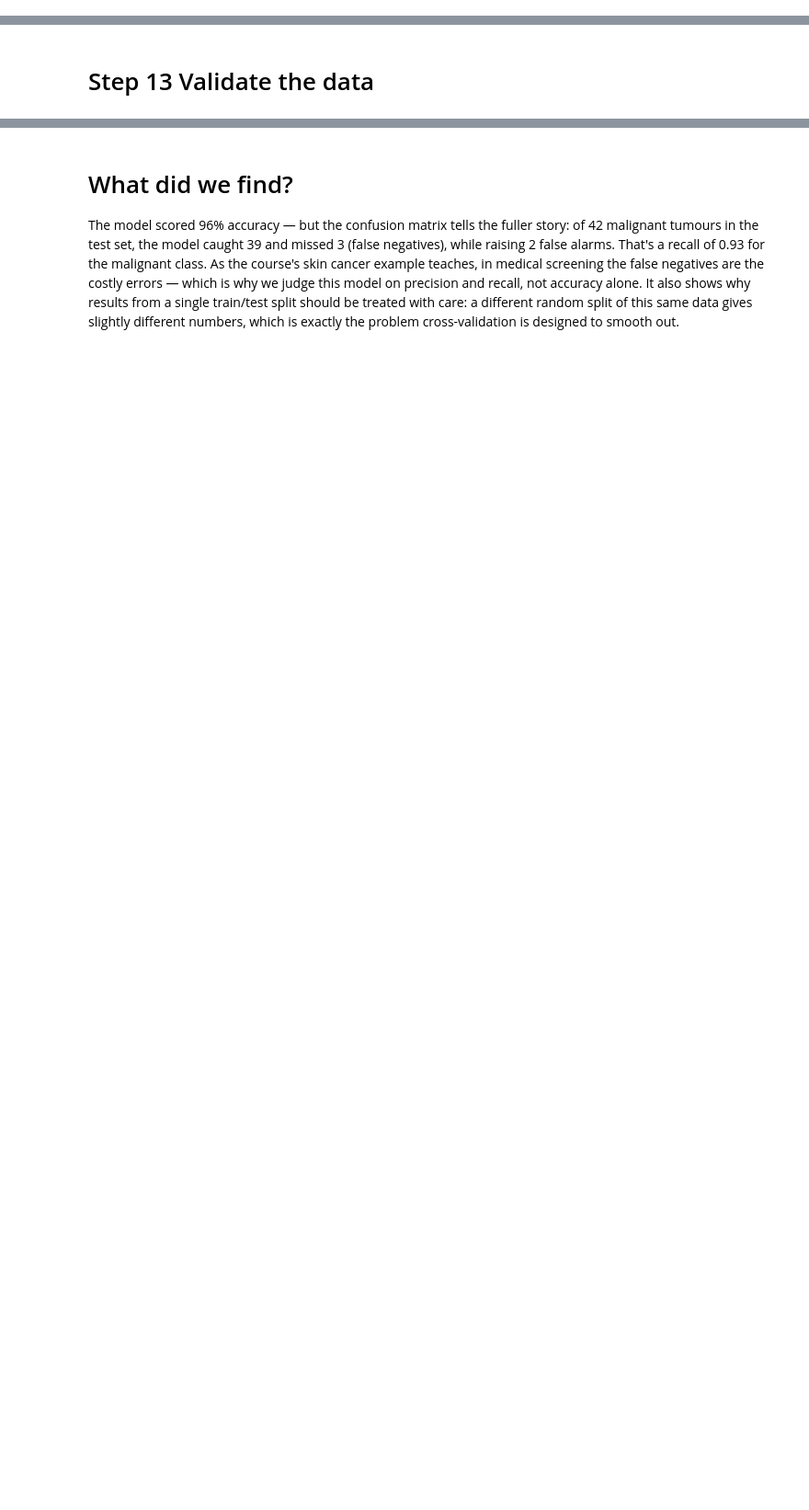
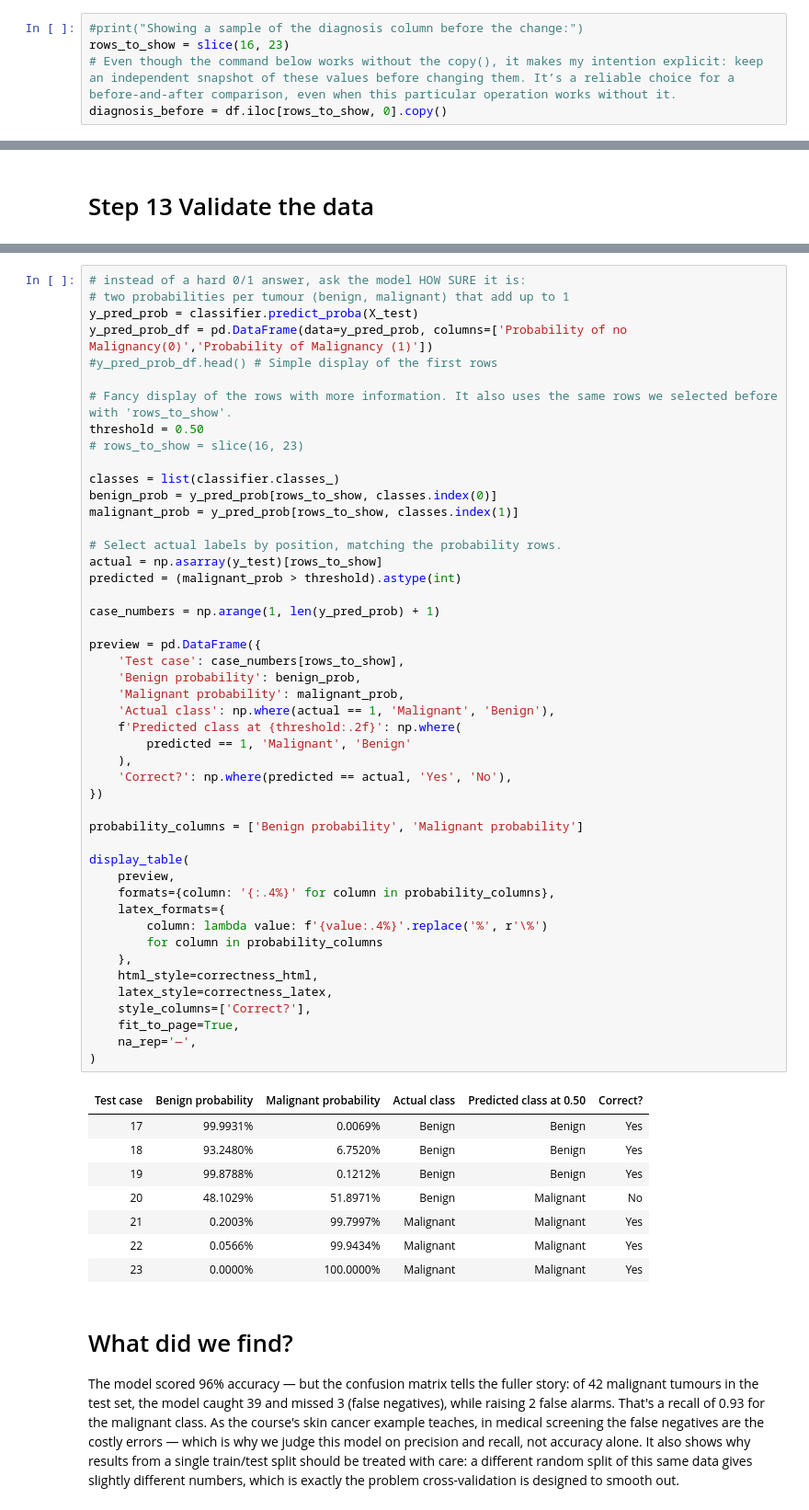
Before and after one commit to nirvana644/IATD-Machine-Learning-Algorithms, a Jupyter notebook: 3_a_LogisticRegression_BreastCancer.ipynb, the cells around one changed output, grey strips where cells are left out. Shown at 92% size. Cells and saved outputs as stored; diff of their text form; blank space fills up the shorter version.

```diff
--- a/3_a_LogisticRegression_BreastCancer.ipynb
+++ b/3_a_LogisticRegression_BreastCancer.ipynb
@@ -76,6 +251,11 @@ df.drop('id', axis=1, inplace=True)
 # %% [markdown]
 <h1> Step 5 Encoding the label to 0/1 </h1>
 The diagnosis column is 'M' or 'B', so lets convert this to 0/1. 0 is benign and 1 is malignant
+# %%
+#print("Showing a sample of the diagnosis column before the change:")
+rows_to_show = slice(16, 23)
+# Even though the command below works without the copy(), it makes my intention explicit: keep an independent snapshot of these values before changing them. It’s a reliable choice for a before-and-after comparison, even when this particular operation works without it.
+diagnosis_before = df.iloc[rows_to_show, 0].copy()
 # %%
 # turn the diagnosis text into numbers: the comparison gives True/False,
 # and astype(int) converts that to 1 (malignant) / 0 (benign)
@@ -240,3 +644,59 @@ y_pred_prob_df.head()
+# %%
+# instead of a hard 0/1 answer, ask the model HOW SURE it is:
+# two probabilities per tumour (benign, malignant) that add up to 1
+y_pred_prob = classifier.predict_proba(X_test)
+y_pred_prob_df = pd.DataFrame(data=y_pred_prob, columns=['Probability of no Malignancy(0)','Probability of Malignancy (1)'])
+#y_pred_prob_df.head() # Simple display of the first rows
+
+# Fancy display of the rows with more information. It also uses the same rows we selected before with 'rows_to_show'.
+threshold = 0.50
+# rows_to_show = slice(16, 23)
+
+classes = list(classifier.classes_)
+benign_prob = y_pred_prob[rows_to_show, classes.index(0)]
+malignant_prob = y_pred_prob[rows_to_show, classes.index(1)]
+
+# Select actual labels by position, matching the probability rows.
+actual = np.asarray(y_test)[rows_to_show]
+predicted = (malignant_prob > threshold).astype(int)
+
+case_numbers = np.arange(1, len(y_pred_prob) + 1)
+
+preview = pd.DataFrame({
+    'Test case': case_numbers[rows_to_show],
+    'Benign probability': benign_prob,
+    'Malignant probability': malignant_prob,
+    'Actual class': np.where(actual == 1, 'Malignant', 'Benign'),
+    f'Predicted class at {threshold:.2f}': np.where(
+        predicted == 1, 'Malignant', 'Benign'
+    ),
+    'Correct?': np.where(predicted == actual, 'Yes', 'No'),
+})
+
+probability_columns = ['Benign probability', 'Malignant probability']
+
+display_table(
+    preview,
+    formats={column: '{:.4%}' for column in probability_columns},
+    latex_formats={
+        column: lambda value: f'{value:.4%}'.replace('%', r'\%')
+        for column in probability_columns
+    },
+    html_style=correctness_html,
+    latex_style=correctness_latex,
+    style_columns=['Correct?'],
+    fit_to_page=True,
+    na_rep='—',
+)
+# %% [output]
+| Test case | Benign probability | Malignant probability | Actual class | Predicted class at 0.50 | Correct? |
+| 17 | 99.9931% | 0.0069% | Benign | Benign | Yes |
+| 18 | 93.2480% | 6.7520% | Benign | Benign | Yes |
+| 19 | 99.8788% | 0.1212% | Benign | Benign | Yes |
+| 20 | 48.1029% | 51.8971% | Benign | Malignant | No |
+| 21 | 0.2003% | 99.7997% | Malignant | Malignant | Yes |
+| 22 | 0.0566% | 99.9434% | Malignant | Malignant | Yes |
+| 23 | 0.0000% | 100.0000% | Malignant | Malignant | Yes |
 # %% [markdown]
 <h1>What did we find?</h1>
 
```
Also changed, not shown: parts of 27 cells of this notebook, 3 other files.
